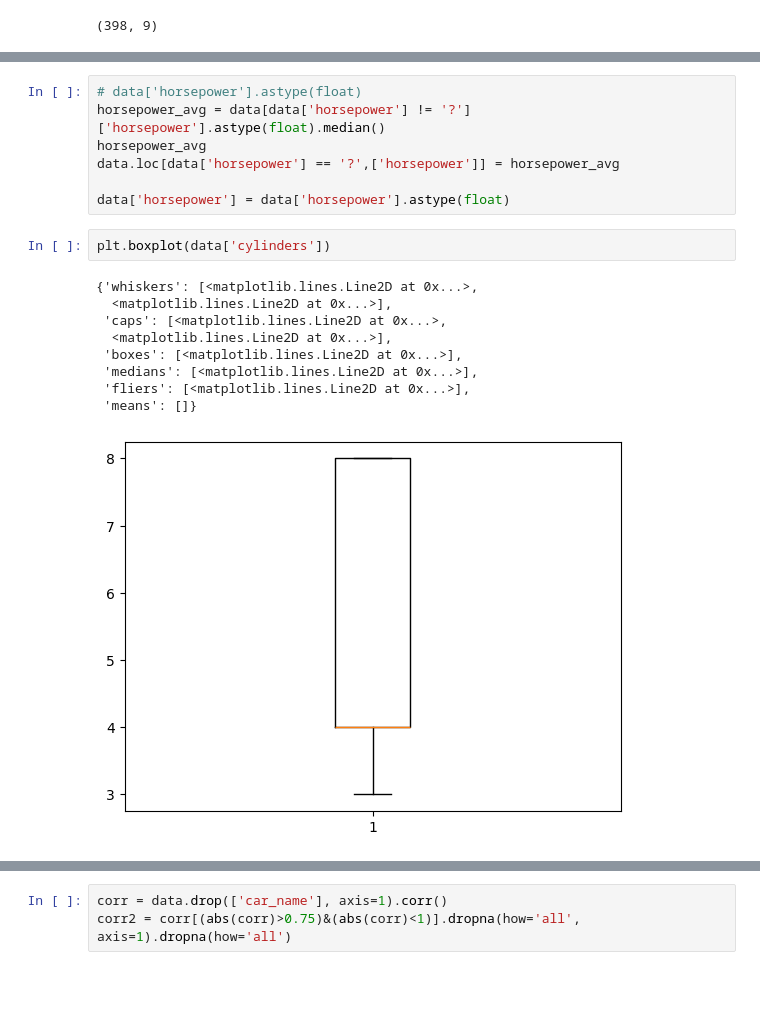
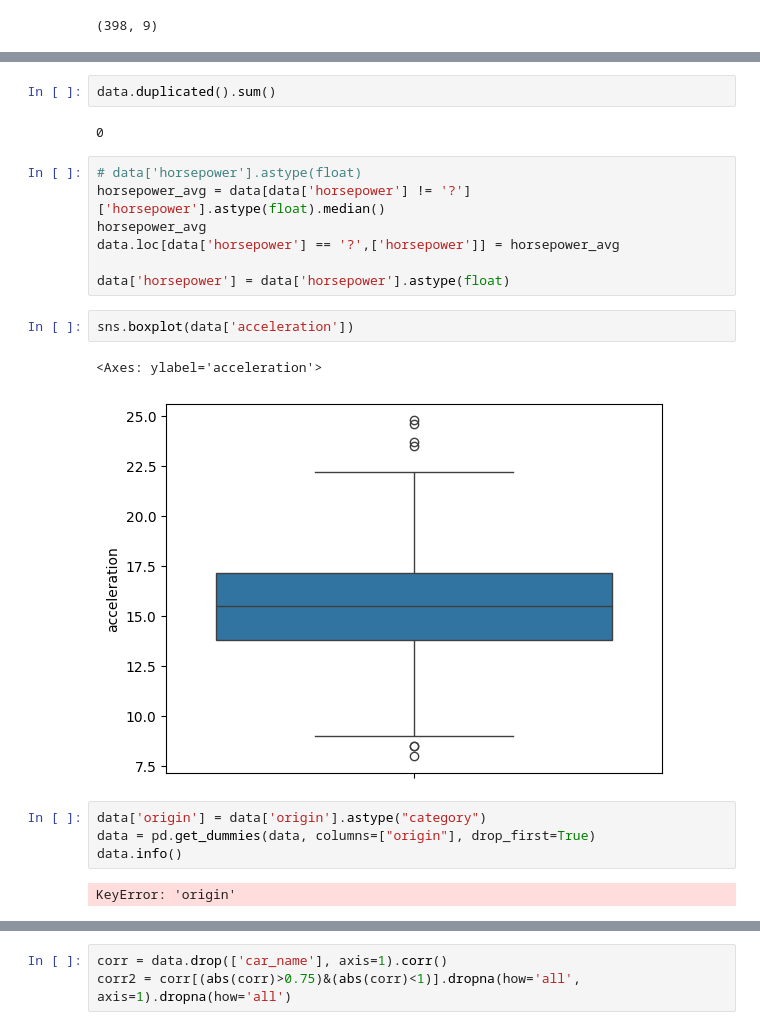
Before and after one commit to JakeWendling/coe379L, a Jupyter notebook: project1/project1.ipynb, the cells around one changed output, grey strips where cells are left out. Cells and saved outputs as stored; diff of their text form; blank space fills up the shorter version.

```diff
--- a/project1/project1.ipynb
+++ b/project1/project1.ipynb
@@ -66,3 +68,7 @@ array(['130', '165', '150', '140', '198', '220', '215', '225', '190',
+# %%
+data.duplicated().sum()
+# %% [output]
+0
 # %%
 # data['horsepower'].astype(float)
 horsepower_avg = data[data['horsepower'] != '?']['horsepower'].astype(float).median()
@@ -71,17 +77,16 @@ data.loc[data['horsepower'] == '?',['horsepower']] = horsepower_avg
 
 data['horsepower'] = data['horsepower'].astype(float)
 # %%
-plt.boxplot(data['cylinders'])
+sns.boxplot(data['acceleration'])
 # %% [output]
-{'whiskers': [<matplotlib.lines.Line2D at 0x...>,
-  <matplotlib.lines.Line2D at 0x...>],
- 'caps': [<matplotlib.lines.Line2D at 0x...>,
-  <matplotlib.lines.Line2D at 0x...>],
- 'boxes': [<matplotlib.lines.Line2D at 0x...>],
- 'medians': [<matplotlib.lines.Line2D at 0x...>],
- 'fliers': [<matplotlib.lines.Line2D at 0x...>],
- 'means': []}
+<Axes: ylabel='acceleration'>
-[figure, old version]
+[figure, new version]
+# %%
+data['origin'] = data['origin'].astype("category")
+data = pd.get_dummies(data, columns=["origin"], drop_first=True)
+data.info()
+# %% [output]
+KeyError: 'origin'
 # %%
 keys = data.keys()
 keys = keys.to_list()
```
Also changed, not shown: parts of 14 cells of this notebook, 1 other file.
